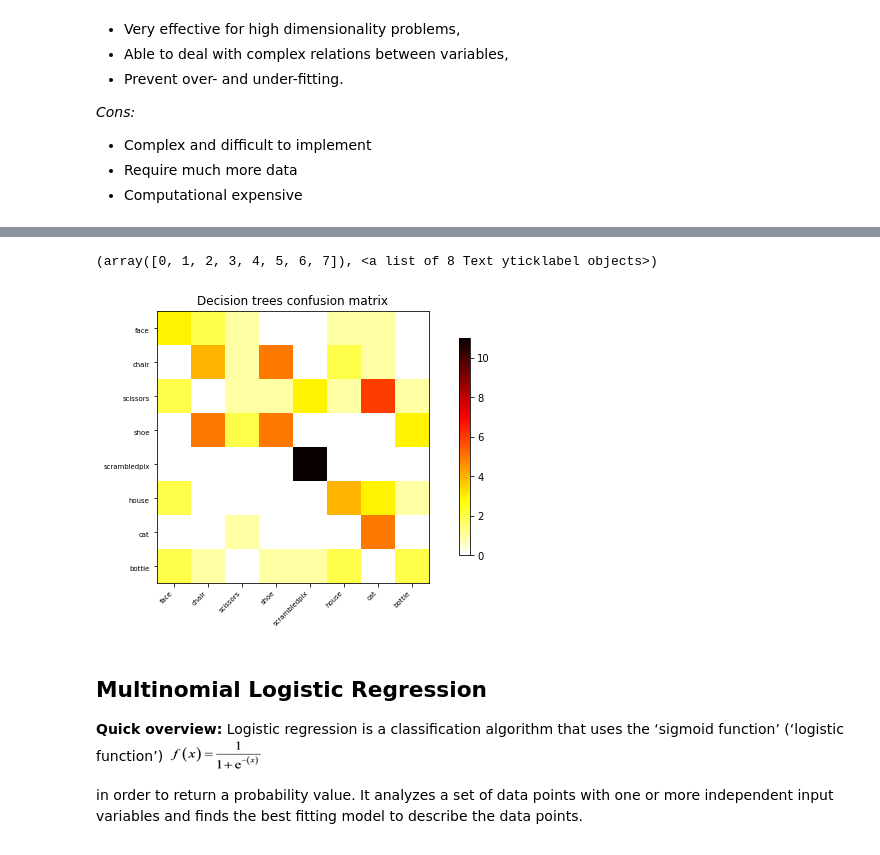
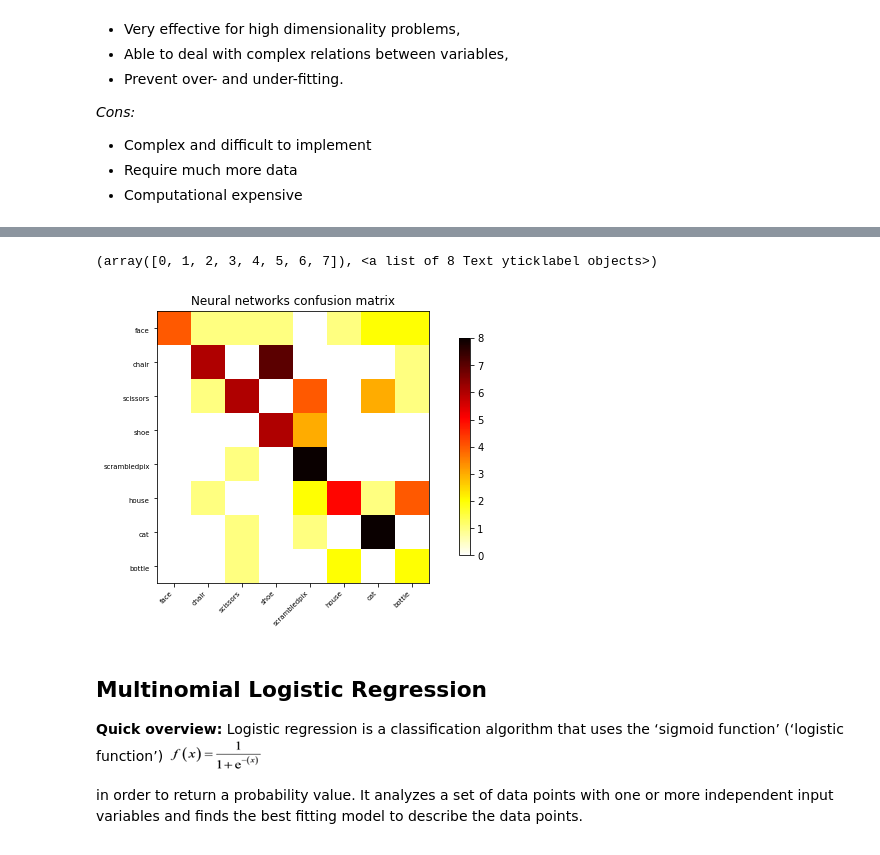
Before and after one commit to brainhack-school2020/BHS_project_SRastegarnia, a Jupyter notebook: Classifiers.ipynb, the cells around one changed output, grey strips where cells are left out. Saved outputs shown, nothing was run; the diff lists cells and outputs as text; code cells hidden in the pictures.

```diff
--- a/Classifiers.ipynb
+++ b/Classifiers.ipynb
@@ -343,11 +343,11 @@ print(prediction_accuracy_nn)
 # %%
 plot_matrix(confusion_matrix(y_test, nn), cmap='hot_r', labels=unique_conditions)
-plt.title('Decision trees confusion matrix')
+plt.title('Neural networks confusion matrix')
 plt.xticks(rotation=45)
 plt.yticks(rotation=0)
 # %% [output]
 (array([0, 1, 2, 3, 4, 5, 6, 7]), <a list of 8 Text yticklabel objects>)
-[figure, old version]
+[figure, new version]
 # %% [markdown]
 ## Multinomial Logistic Regression
 **Quick overview:** Logistic regression is a classification algorithm that uses the ‘sigmoid function’ (‘logistic function’)
```
Also changed, not shown: parts of 25 cells of this notebook, 2 other files.
